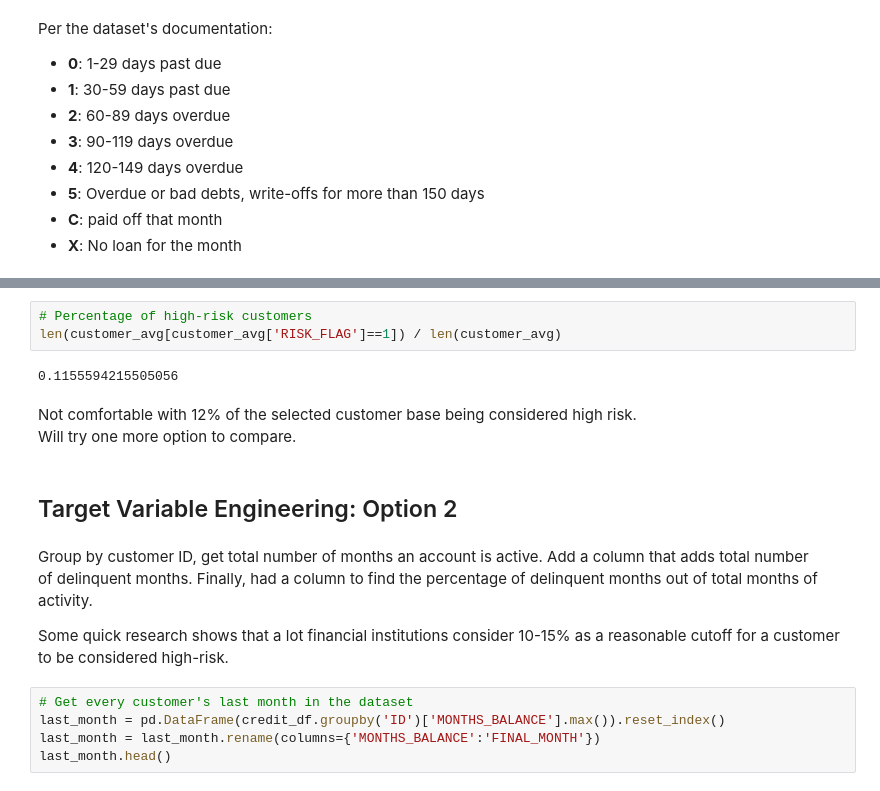
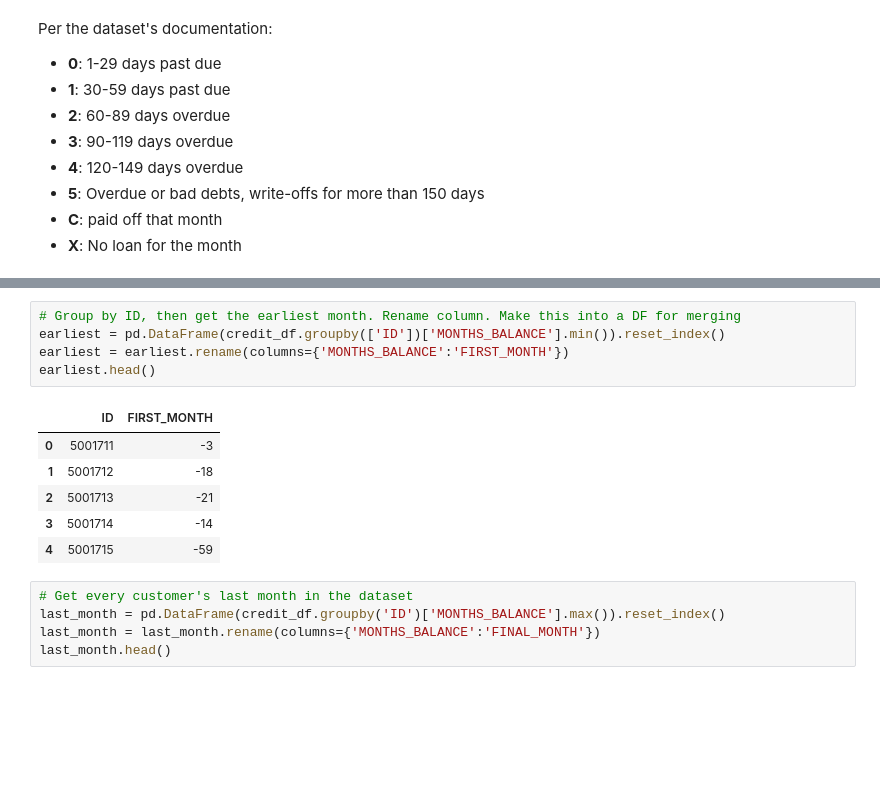
Before and after one commit to 87gru/Project-4, a Jupyter notebook: Feature_Engineering_Analysis.ipynb, the cells around one changed output, grey strips where cells are left out. Drawn from its saved outputs; the diff is of its cells as text; blank space fills up the shorter version.

```diff
--- a/Feature_Engineering.ipynb
+++ b/Feature_Engineering_Analysis.ipynb
@@ -175,18 +115,15 @@ customer_avg.head()
-# %%
-# Percentage of high-risk customers
-len(customer_avg[customer_avg['RISK_FLAG']==1]) / len(customer_avg)
-# %% [output]
-0.1155594215505056
-# %% [markdown]
-Not comfortable with 12% of the selected customer base being considered high risk. \
-Will try one more option to compare.
-# %% [markdown]
-## Target Variable Engineering: Option 2
-# %% [markdown]
-Group by customer ID, get total number of months an account is active. Add a column that adds total number \
-of delinquent months. Finally, had a column to find the percentage of delinquent months out of total months of activity.
-
-Some quick research shows that a lot financial institutions consider 10-15% as a reasonable cutoff for a customer to be considered high-risk.
+# %%
+# Group by ID, then get the earliest month. Rename column. Make this into a DF for merging
+earliest = pd.DataFrame(credit_df.groupby(['ID'])['MONTHS_BALANCE'].min()).reset_index()
+earliest = earliest.rename(columns={'MONTHS_BALANCE':'FIRST_MONTH'})
+earliest.head()
+# %% [output]
+|  | ID | FIRST_MONTH |
+| 0 | 5001711 | -3 |
+| 1 | 5001712 | -18 |
+| 2 | 5001713 | -21 |
+| 3 | 5001714 | -14 |
+| 4 | 5001715 | -59 |
 # %%
 # Get every customer's last month in the dataset
 last_month = pd.DataFrame(credit_df.groupby('ID')['MONTHS_BALANCE'].max()).reset_index()
```
Also changed, not shown: parts of 32 cells of this notebook, 1 other file.
